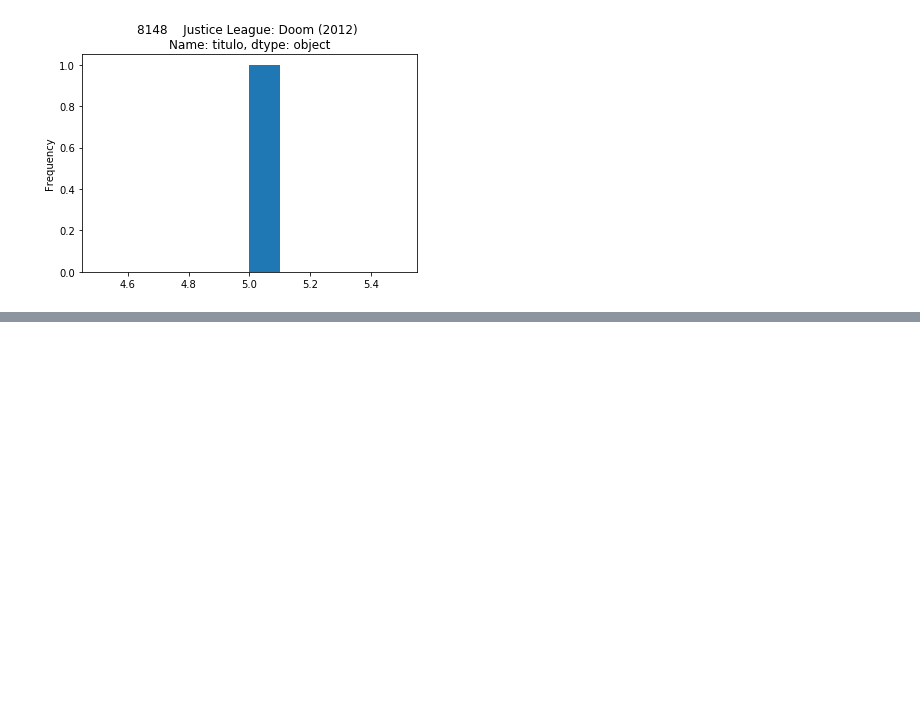
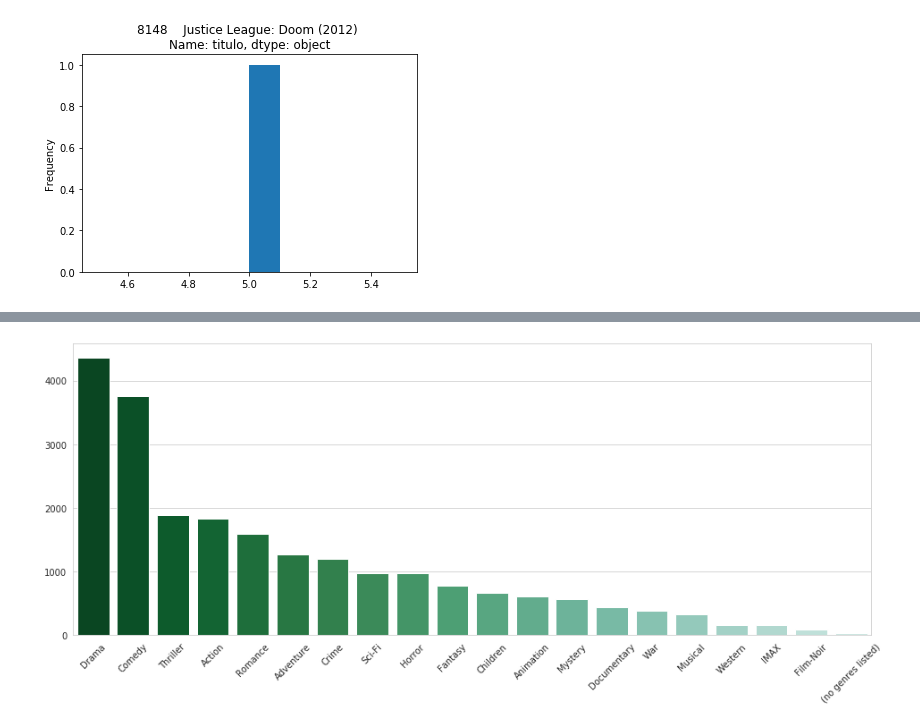
Before and after one commit to Vini9-9/Semana-Qarentena-Dados-Alura, a Jupyter notebook: QuarentenaDados Aula 1 - Python Pandas e Colab.ipynb, the cells around one changed output, grey strips where cells are left out. Drawn from its saved outputs; the diff is of its cells as text; code cells hidden in the pictures; blank space fills up the shorter version.

```diff
--- a/QuarentenaDados Aula 1 - Python Pandas e Colab.ipynb
+++ b/QuarentenaDados Aula 1 - Python Pandas e Colab.ipynb
@@ -449,0 +770,12 @@ quantos generos
+# %%
+sns.set_style('whitegrid')# Adciona o grid ao fundo
+plt.figure(figsize=(16, 6))#Coloca o tamanho da figura
+plt.xticks(rotation=45)#rotacionado ticks a 45 grau desafio 01 aula 02
+
+sns.barplot(x=filmes_por_genero.index,
+           y=filmes_por_genero.values,
+           palette=sns.color_palette('BuGn_r', n_colors=len(filmes_por_genero)+6))#cor da palete
+
+plt.show()
+# %% [output]
+[figure, added]
```
Also changed, not shown: parts of 47 cells of this notebook.
